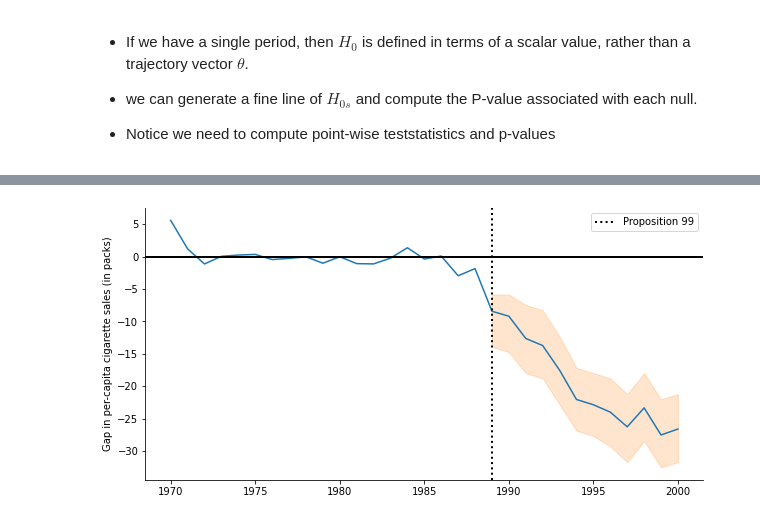
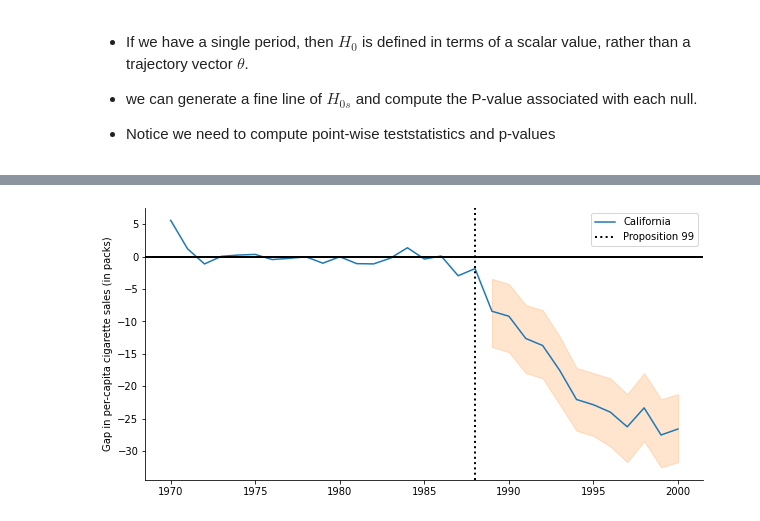
Before and after one commit to CongWang141/Literature-Light-Map, a Jupyter notebook: 2. Conformal Inference/conformal_inference.ipynb, the cells around one changed output, grey strips where cells are left out. Saved outputs shown, nothing was run; the diff lists cells and outputs as text; code cells hidden in the pictures.

```diff
--- a/2. Conformal Inference/conformal_inference.ipynb
+++ b/2. Conformal Inference/conformal_inference.ipynb
@@ -189,7 +267,7 @@ For this reason, it might be interesting to plot the confidence interval for eff
 
 + Notice we need to compute point-wise teststatistics and p-values
 # %%
-def pvalue_grid(target_year, nulls, q):
+def pvalue_grid(data, target_year, nulls, q):
 
     # build the model
     model = Synth()
@@ -218,13 +296,13 @@ def pvalue_grid(target_year, nulls, q):
         dat = pd.concat([dat[dat.treated==0], dat[dat.year==target_year]], axis=0)
 
         # compute point-wise p-value
-        p = p_value(dat, q=q)
+        p = p_value(dat, q=q, target_year=target_year)
 
         # store results
         p_value_di[null] = p
     return p_value_di
 # %%
-p_value_di = pvalue_grid(target_year=1989, nulls=np.linspace(-20, 20, 100), q=1)
+p_value_di = pvalue_grid(data, target_year=1989, nulls=np.linspace(-20, 20, 100), q=1)
 p_values = pd.DataFrame({"null": [i for i in p_value_di],
                          "pvalue": [p_value_di[i] for i in p_value_di]})
 
@@ -244,7 +322,7 @@ p_values
 | 99 | 20.000000 | 0.05 |
 100 rows × 2 columns
 # %%
-def confidence_interval_from_p_values(p_values, alpha=0.2):
+def confidence_interval_from_p_values(p_values, alpha=0.1):
     big_p_values = p_values[p_values.pvalue >= alpha]
     return pd.DataFrame({
         f"{int(100-alpha*100)}_ci_lower": big_p_values.null.min(),
@@ -272,10 +350,10 @@ nulls = np.linspace(-60, 20, 100)
 ci = pd.DataFrame()
 # compute point-wise confidence interval for each year
 for year in range(1989, 2001):
-    p_value_di = pvalue_grid(target_year=year, nulls=nulls, q=2)
+    p_value_di = pvalue_grid(data, target_year=year, nulls=nulls, q=1)
     p_values = pd.DataFrame({"null": [i for i in p_value_di],
-                         "pvalue": [p_value_di[i] for i in p_value_di]})
-    ci = pd.concat([ci, confidence_interval_from_p_values(p_values, alpha=0.12)], axis=0)
+                             "pvalue": [p_value_di[i] for i in p_value_di]})
+    ci = pd.concat([ci, confidence_interval_from_p_values(p_values, alpha=0.1)], axis=0)
 # %%
 ci.index = np.arange(1989, 2001)
 ci
@@ -295,12 +373,12 @@ ci
 | 2000 | -31.717172 | -21.212121 |
 # %%
 plt.figure(figsize=(10,5))
-plt.plot(dat.year, dat.residual)
-plt.fill_between(ci.index, ci["88_ci_lower"], ci["88_ci_upper"], alpha=0.2,  color="C1")
+plt.plot(dat.year, dat.residual, label='California')
+plt.fill_between(ci.index, ci["90_ci_lower"], ci["90_ci_upper"], alpha=0.2,  color="C1")
 plt.axhline(y=0, lw=2, color="Black")
-plt.axvline(x=1989, linestyle=":", color="Black", lw=2, label="Proposition 99")
+plt.axvline(x=1988, linestyle=":", color="Black", lw=2, label="Proposition 99")
 plt.legend()
 plt.ylabel("Gap in per-capita cigarette sales (in packs)")
 sns.despine()
 # %% [output]
-[figure, old version]
+[figure, new version]
```
Also changed, not shown: parts of 22 cells of this notebook, 7 other files.
